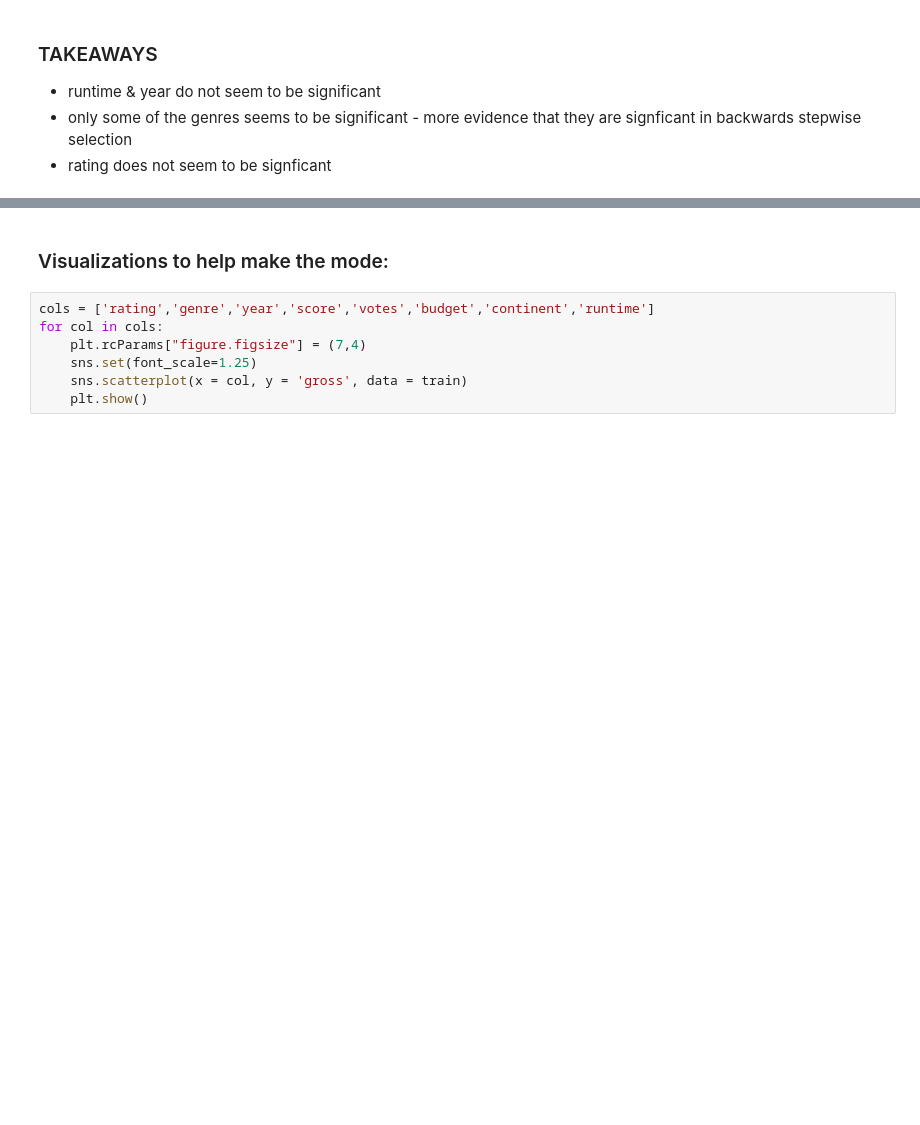
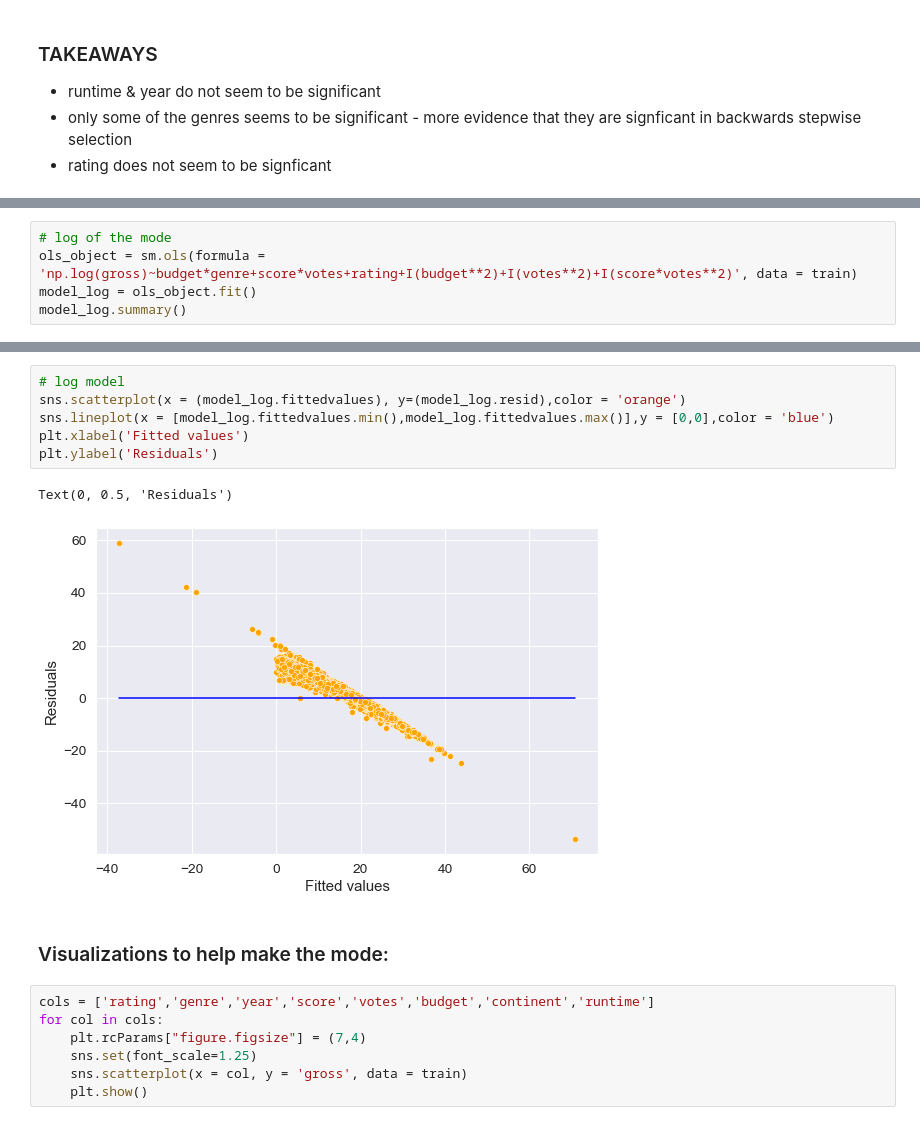
Before and after one commit to isabelgabrielaknight/final-project-303-2, a Jupyter notebook: variable_selection_all_movies.ipynb, the cells around one changed output, grey strips where cells are left out. Saved outputs shown, nothing was run; the diff lists cells and outputs as text; blank space fills up the shorter version.

```diff
--- a/variable_selection_all_movies.ipynb
+++ b/variable_selection_all_movies.ipynb
@@ -235,0 +220,5 @@ print(np.sqrt(((test.gross - pred_gross)**2).mean()))
+# %%
+# log of the mode
+ols_object = sm.ols(formula = 'np.log(gross)~budget*genre+score*votes+rating+I(budget**2)+I(votes**2)+I(score*votes**2)', data = train)
+model_log = ols_object.fit()
+model_log.summary()
@@ -236,3 +274,12 @@ print(np.sqrt(((test.gross - pred_gross)**2).mean()))
+# %%
+# log model
+sns.scatterplot(x = (model_log.fittedvalues), y=(model_log.resid),color = 'orange')
+sns.lineplot(x = [model_log.fittedvalues.min(),model_log.fittedvalues.max()],y = [0,0],color = 'blue')
+plt.xlabel('Fitted values')
+plt.ylabel('Residuals')
+# %% [output]
+Text(0, 0.5, 'Residuals')
+[figure, added]
 # %% [markdown]
 ### Visualizations to help make the mode:
 # %%
```
Also changed, not shown: parts of 14 cells of this notebook.
